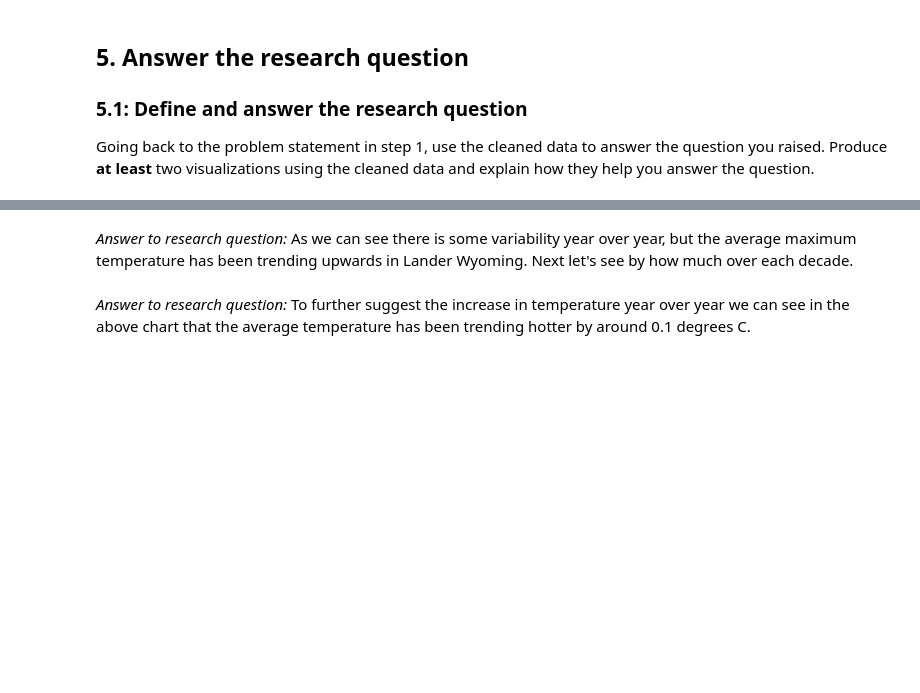
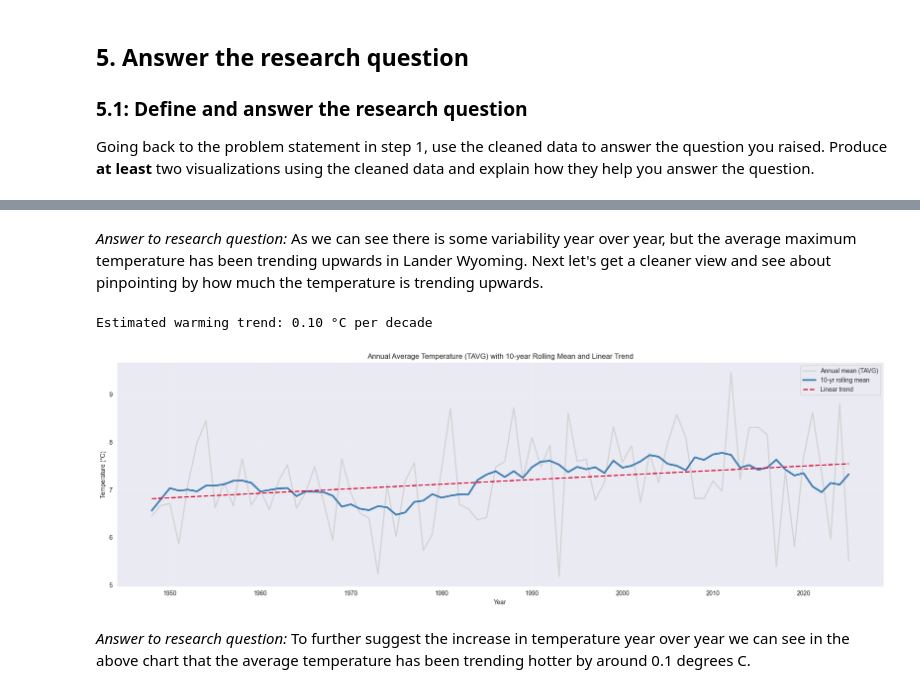
Before and after one commit to bluegroneman/weather_tracking, a Jupyter notebook: data_wrangling_project_starter.ipynb, the cells around one changed output, grey strips where cells are left out. Drawn from its saved outputs; the diff is of its cells as text; code cells hidden in the pictures; blank space fills up the shorter version.

```diff
--- a/data_wrangling_project_starter.ipynb
+++ b/data_wrangling_project_starter.ipynb
@@ -56,11 +56,17 @@ Hourly Weather dataset variables:
 # %%
-from main import migrate, import_weather_data
-from models import DailyWeatherRecord, NOAAStationMonthlySummary
+from main import import_weather_data
+
+from models import DailyWeatherRecord, NOAAStationMonthlySummary, Base, Location
 import pandas as pd
-from constants import ENGINE
 import seaborn as sns
 import matplotlib.pyplot as plt
-from sqlalchemy import insert
+from sqlalchemy import insert, select, create_engine
+import numpy as np
 
 IMPORT = False
+# Lander Wyoming Lat/Long values
+LATITUDE: float = 42.8330
+LONGITUDE: float = 108.7307
+ENGINE = create_engine("sqlite:///weather.db")
+# Will be the default in future versions of Pandas
 pd.options.mode.copy_on_write = True
@@ -417,44 +637,48 @@ plt.tight_layout()
 # %% [markdown]
 *Answer to research question:*
-As we can see there is some variability year over year, but the average maximum temperature has been trending upwards in Lander Wyoming. Next let's see by how much over each decade.
+As we can see there is some variability year over year, but the average maximum temperature has been trending upwards in Lander Wyoming. Next let's get a cleaner view and see about pinpointing by how much the temperature is trending upwards.
 # %%
 # Visual 2 - Annual average temperature trend (TAVG) with 10-year rolling mean and linear trend
+b = _df_noaa
 annual_tavg = (
-    _df_noaa.groupby('year', as_index=False)['TAVG']
+    b.groupby('year', as_index=False)['TAVG']
       .mean()
       .rename(columns={'TAVG': 'tavg_mean'})
       .sort_values('year')
 )
 # 10-year rolling mean (centered)
 annual_tavg['roll10'] = annual_tavg['tavg_mean'].rolling(10, min_periods=5, center=True).mean()
 # Linear trend
-import numpy as np
 x = annual_tavg['year'].to_numpy()
 y = annual_tavg['tavg_mean'].to_numpy()
+# Must have more than 2 years to be able build trend line
 if len(annual_tavg) >= 2:
     coef = np.polyfit(x, y, 1)
     trend_fn = np.poly1d(coef)
     annual_tavg['trend'] = trend_fn(x)
     slope_decade = coef[0] * 10.0
 else:
     annual_tavg['trend'] = np.nan
     slope_decade = float('nan')
-# Plot
+
 plt.figure(figsize=(18, 6))
 plt.plot(annual_tavg['year'], annual_tavg['tavg_mean'], color='lightgray', linewidth=2, label='Annual mean (TAVG)')
 plt.plot(annual_tavg['year'], annual_tavg['roll10'], color='steelblue', linewidth=3, label='10-yr rolling mean')
+
 if np.isfinite(slope_decade):
     plt.plot(annual_tavg['year'], annual_tavg['trend'], color='crimson', linestyle='--', linewidth=2, label='Linear trend')
     plt.title('Annual Average Temperature (TAVG) with 10-year Rolling Mean and Linear Trend')
+    print(f'Estimated warming trend: {slope_decade:.2f} °C per decade')
 else:
     plt.title('Annual Average Temperature (TAVG) with 10-year Rolling Mean')
 plt.xlabel('Year')
 plt.ylabel('Temperature (°C)')
 plt.legend()
 plt.grid(alpha=0.2)
 plt.tight_layout()
-if np.isfinite(slope_decade):
-    print(f'Estimated warming trend: {slope_decade:.2f} °C per decade')
+# %% [output]
+Estimated warming trend: 0.10 °C per decade
+[figure, added]
 # %% [markdown]
 *Answer to research question:*
 To further suggest the increase in temperature year over year we can see in the above chart that the average temperature has been trending hotter by around 0.1 degrees C.
```
Also changed, not shown: parts of 39 cells of this notebook, 3 other files.
